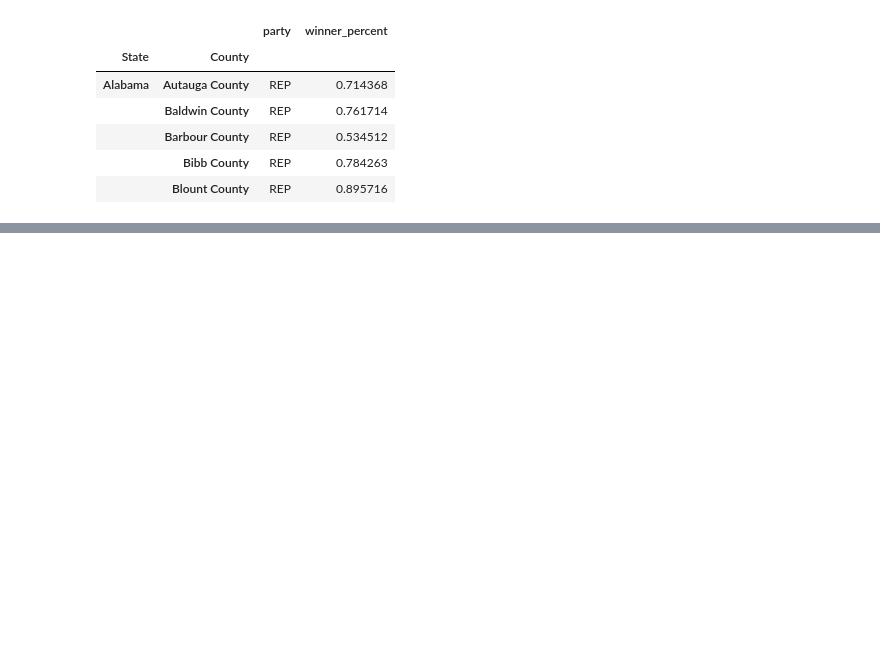
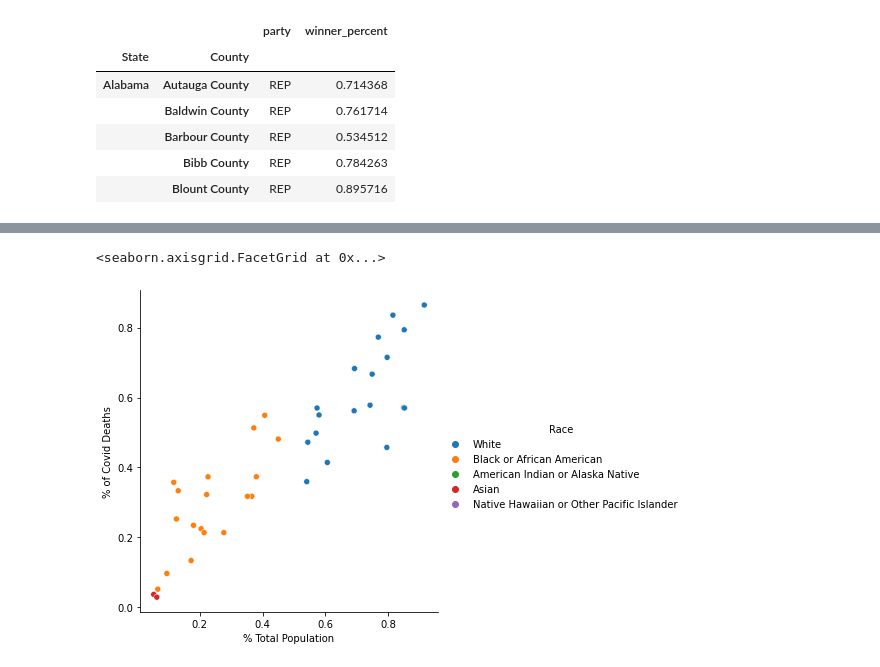
Before and after one commit to lauracharlotteli/cs216project, a Jupyter notebook: 216_project.ipynb, the cells around one changed output, grey strips where cells are left out. Saved outputs shown, nothing was run; the diff lists cells and outputs as text; code cells hidden in the pictures; blank space fills up the shorter version.

```diff
--- a/216_project.ipynb
+++ b/216_project.ipynb
@@ -323,0 +355,5 @@ covid_party.head()
+# %%
+sns.relplot(data=cp_nc, x='% Total Population', y='% of Covid Deaths', hue='Race')
+# %% [output]
+<seaborn.axisgrid.FacetGrid at 0x...>
+[figure, added]
```
Also changed, not shown: parts of 7 cells of this notebook.
